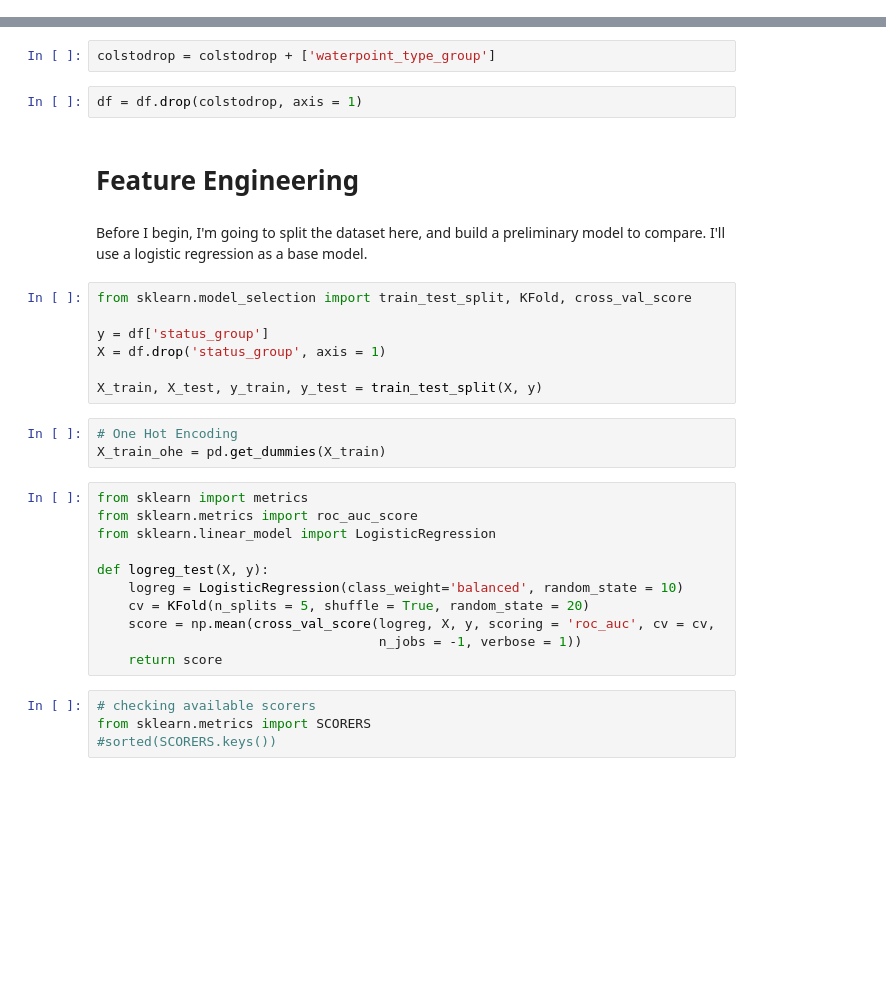
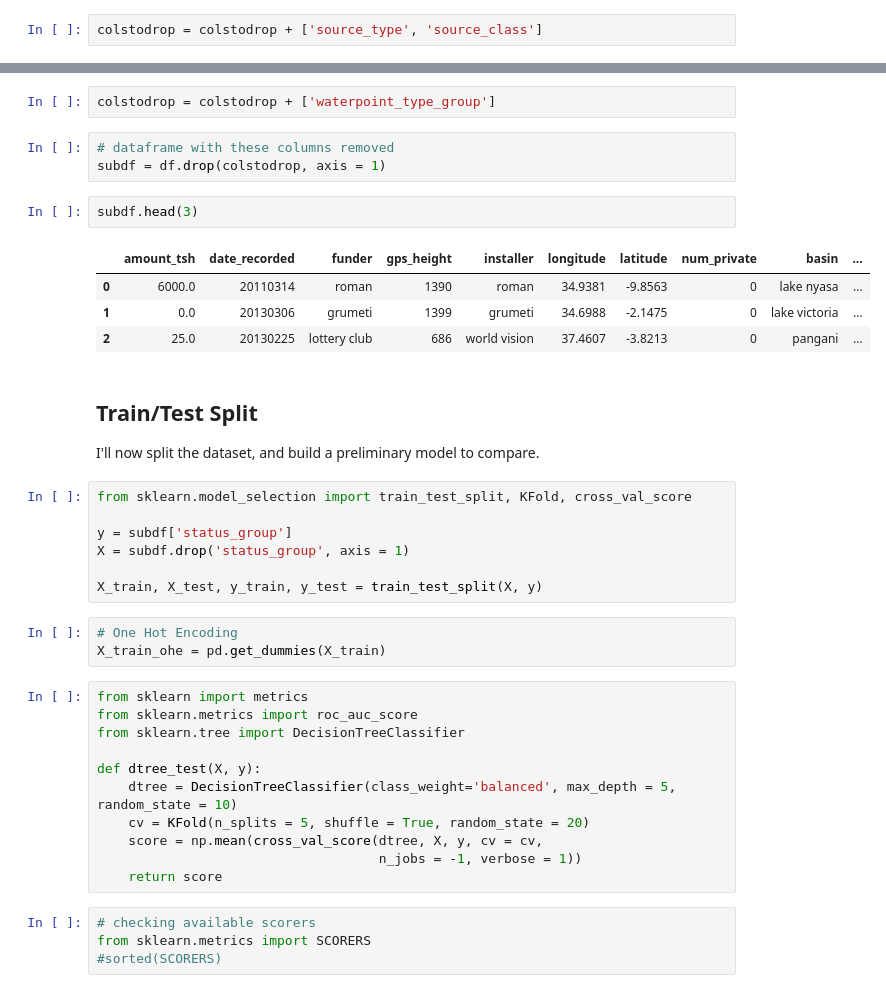
Before and after one commit to stereopickle/Tanzanian_water_pump_classificationn, a Jupyter notebook: 020.Exploratory_Data_Analysis.ipynb, the cells around one changed output, grey strips where cells are left out. Drawn from its saved outputs; the diff is of its cells as text; blank space fills up the shorter version.

Commit message:
updated base model and overall features

```diff
--- a/020.Exploratory_Data_Analysis.ipynb
+++ b/020.Exploratory_Data_Analysis.ipynb
@@ -485,3 +487,5 @@ plt.show()
+# %%
+colstodrop = colstodrop + ['source_type', 'source_class']
 # %% [markdown]
 ### Waterpoint type vs. Waterpoint type group
 I'll take a look at the difference between waterpoint type and waterpoint type group.
@@ -497,16 +503,23 @@ It seems like overall trend is the same, except for the waterpoint type divided
 # %%
 colstodrop = colstodrop + ['waterpoint_type_group']
 # %%
-df = df.drop(colstodrop, axis = 1)
+# dataframe with these columns removed
+subdf = df.drop(colstodrop, axis = 1)
-# %% [markdown]
-# Feature Engineering
+# %%
+subdf.head(3)
+# %% [output]
+|  | amount_tsh | date_recorded | funder | gps_height | installer | longitude | latitude | num_private | basin | ... |
+| 0 | 6000.0 | 20110314 | roman | 1390 | roman | 34.9381 | -9.8563 | 0 | lake nyasa | ... |
+| 1 | 0.0 | 20130306 | grumeti | 1399 | grumeti | 34.6988 | -2.1475 | 0 | lake victoria | ... |
+| 2 | 25.0 | 20130225 | lottery club | 686 | world vision | 37.4607 | -3.8213 | 0 | pangani | ... |
 # %% [markdown]
-Before I begin, I'm going to split the dataset here, and build a preliminary model to compare. I'll use a logistic regression as a base model.
+## Train/Test Split
+I'll now split the dataset, and build a preliminary model to compare.
 # %%
 from sklearn.model_selection import train_test_split, KFold, cross_val_score
 
-y = df['status_group']
-X = df.drop('status_group', axis = 1)
+y = subdf['status_group']
+X = subdf.drop('status_group', axis = 1)
 
 X_train, X_test, y_train, y_test = train_test_split(X, y)
 # %%
@@ -515,15 +528,15 @@ X_train_ohe = pd.get_dummies(X_train)
 # %%
 from sklearn import metrics
 from sklearn.metrics import roc_auc_score
-from sklearn.linear_model import LogisticRegression
+from sklearn.tree import DecisionTreeClassifier
 
-def logreg_test(X, y):
-    logreg = LogisticRegression(class_weight='balanced', random_state = 10)
+def dtree_test(X, y):
+    dtree = DecisionTreeClassifier(class_weight='balanced', max_depth = 5, random_state = 10)
     cv = KFold(n_splits = 5, shuffle = True, random_state = 20)
-    score = np.mean(cross_val_score(logreg, X, y, scoring = 'roc_auc', cv = cv,
+    score = np.mean(cross_val_score(dtree, X, y, cv = cv,
                                     n_jobs = -1, verbose = 1))
     return score
 # %%
 # checking available scorers
 from sklearn.metrics import SCORERS
-#sorted(SCORERS.keys())
+#sorted(SCORERS)
```
Also changed, not shown: parts of 4 cells of this notebook.
